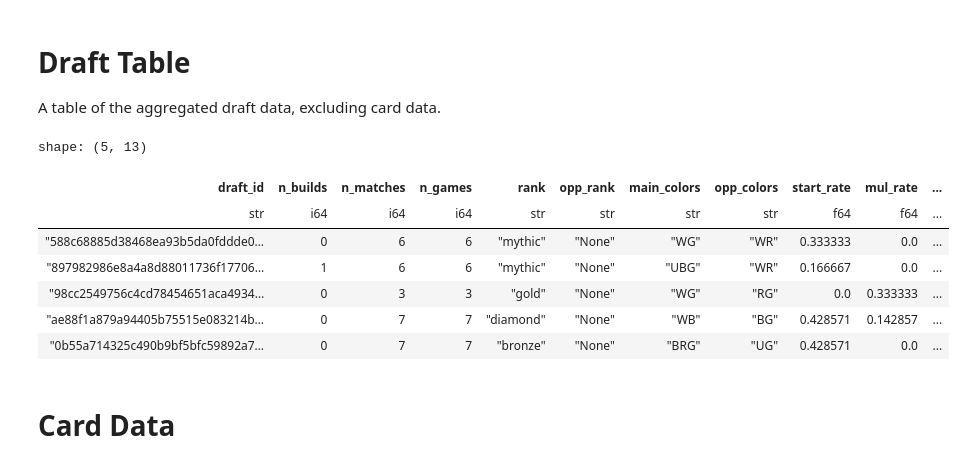
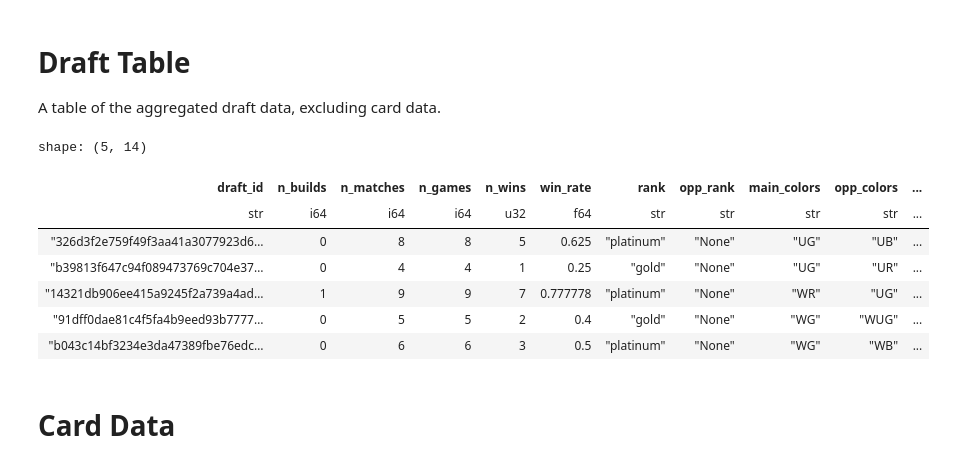
Before and after one commit to meehljd/mtg-modeling, a Jupyter notebook: notebooks/02-draft-data/02-20-draft-data-wrangle.ipynb, the cells around one changed output. Saved outputs shown, nothing was run; the diff lists cells and outputs as text; code cells hidden in the pictures.

Commit message:
eda: BLB game draft WIP

```diff
--- a/notebooks/02-draft-data/02-20-draft-data-wrangle.ipynb
+++ b/notebooks/02-draft-data/02-20-draft-data-wrangle.ipynb
@@ -121,32 +121,33 @@ A table of the aggregated draft data, excluding card data.
 # %%
 df_draft = df_games.group_by("draft_id").agg(
     pl.col('build_index').max().alias("n_builds"),
     pl.col('match_number').max().alias("n_matches"),
     pl.col('game_number').sum().alias("n_games"),
+    pl.col("won").sum().alias("n_wins"),
+    pl.col("won").mean().alias("win_rate"),
     pl.col("rank").last(),
     pl.col("opp_rank").last(),
     pl.col("main_colors").last(),
     pl.col("opp_colors").last(),
     pl.col("on_play").mean().alias("start_rate"),
     pl.col("num_mulligans").mean().alias("mul_rate"),
     pl.col("opp_num_mulligans").mean().alias("opp_mul_rate"),
     pl.col("num_turns").mean().alias("mean_turns"),
-    pl.col("won").mean().alias("win_rate"),
 
     )
 
 df_draft.collect().write_parquet(draft_file)
 
 df_draft.head().collect()
 # %% [output]
-shape: (5, 13)
+shape: (5, 14)
-| draft_id | n_builds | n_matches | n_games | rank | opp_rank | main_colors | opp_colors | start_rate | mul_rate | ... |
-| str | i64 | i64 | i64 | str | str | str | str | f64 | f64 | ... |
-| "588c68885d38468ea93b5da0fddde0… | 0 | 6 | 6 | "mythic" | "None" | "WG" | "WR" | 0.333333 | 0.0 | ... |
-| "897982986e8a4a8d88011736f17706… | 1 | 6 | 6 | "mythic" | "None" | "UBG" | "WR" | 0.166667 | 0.0 | ... |
-| "98cc2549756c4cd78454651aca4934… | 0 | 3 | 3 | "gold" | "None" | "WG" | "RG" | 0.0 | 0.333333 | ... |
-| "ae88f1a879a94405b75515e083214b… | 0 | 7 | 7 | "diamond" | "None" | "WB" | "BG" | 0.428571 | 0.142857 | ... |
-| "0b55a714325c490b9bf5bfc59892a7… | 0 | 7 | 7 | "bronze" | "None" | "BRG" | "UG" | 0.428571 | 0.0 | ... |
+| draft_id | n_builds | n_matches | n_games | n_wins | win_rate | rank | opp_rank | main_colors | opp_colors | ... |
+| str | i64 | i64 | i64 | u32 | f64 | str | str | str | str | ... |
+| "326d3f2e759f49f3aa41a3077923d6… | 0 | 8 | 8 | 5 | 0.625 | "platinum" | "None" | "UG" | "UB" | ... |
+| "b39813f647c94f089473769c704e37… | 0 | 4 | 4 | 1 | 0.25 | "gold" | "None" | "UG" | "UR" | ... |
+| "14321db906ee415a9245f2a739a4ad… | 1 | 9 | 9 | 7 | 0.777778 | "platinum" | "None" | "WR" | "UG" | ... |
+| "91dff0dae81c4f5fa4b9eed93b7777… | 0 | 5 | 5 | 2 | 0.4 | "gold" | "None" | "WG" | "WUG" | ... |
+| "b043c14bf3234e3da47389fbe76edc… | 0 | 6 | 6 | 3 | 0.5 | "platinum" | "None" | "WG" | "WB" | ... |
 # %% [markdown]
 # Card Data
 # %%
```
Also changed, not shown: parts of 1 cell of this notebook, 2 other files.
